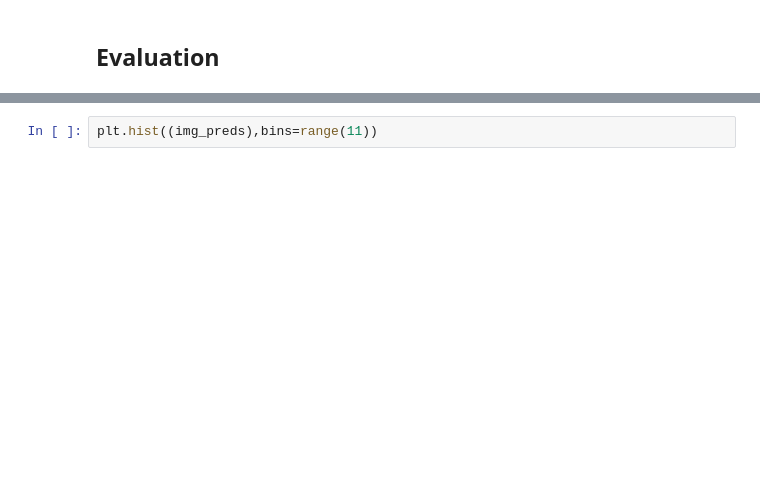
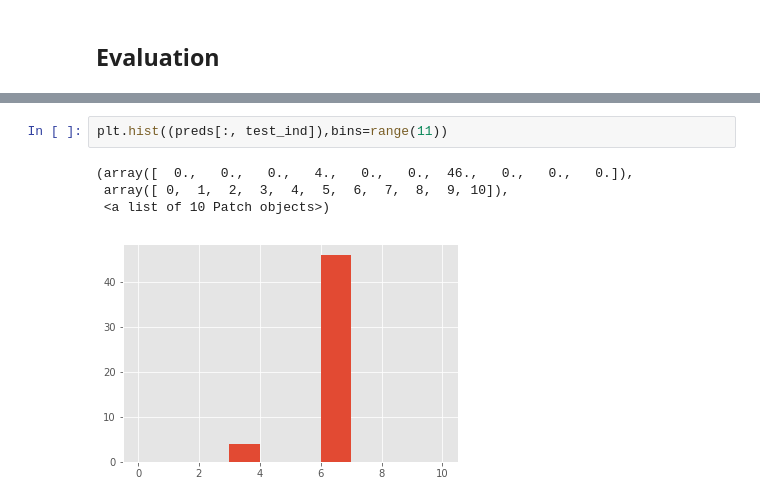
Before and after one commit to shehel/Bayesian_Learning, a Jupyter notebook: MC_dropout.ipynb, the cells around one changed output, grey strips where cells are left out. Drawn from its saved outputs; the diff is of its cells as text; blank space fills up the shorter version.

```diff
--- a/MC_dropout.ipynb
+++ b/MC_dropout.ipynb
@@ -185,2 +208,7 @@ for pred in pred_lst:
 # %%
-plt.hist((img_preds),bins=range(11))
+plt.hist((preds[:, test_ind]),bins=range(11))
+# %% [output]
+(array([  0.,   0.,   0.,   4.,   0.,   0.,  46.,   0.,   0.,   0.]),
+ array([ 0,  1,  2,  3,  4,  5,  6,  7,  8,  9, 10]),
+ <a list of 10 Patch objects>)
+[figure, added]
```
Also changed, not shown: parts of 17 cells of this notebook, 1 other file.
